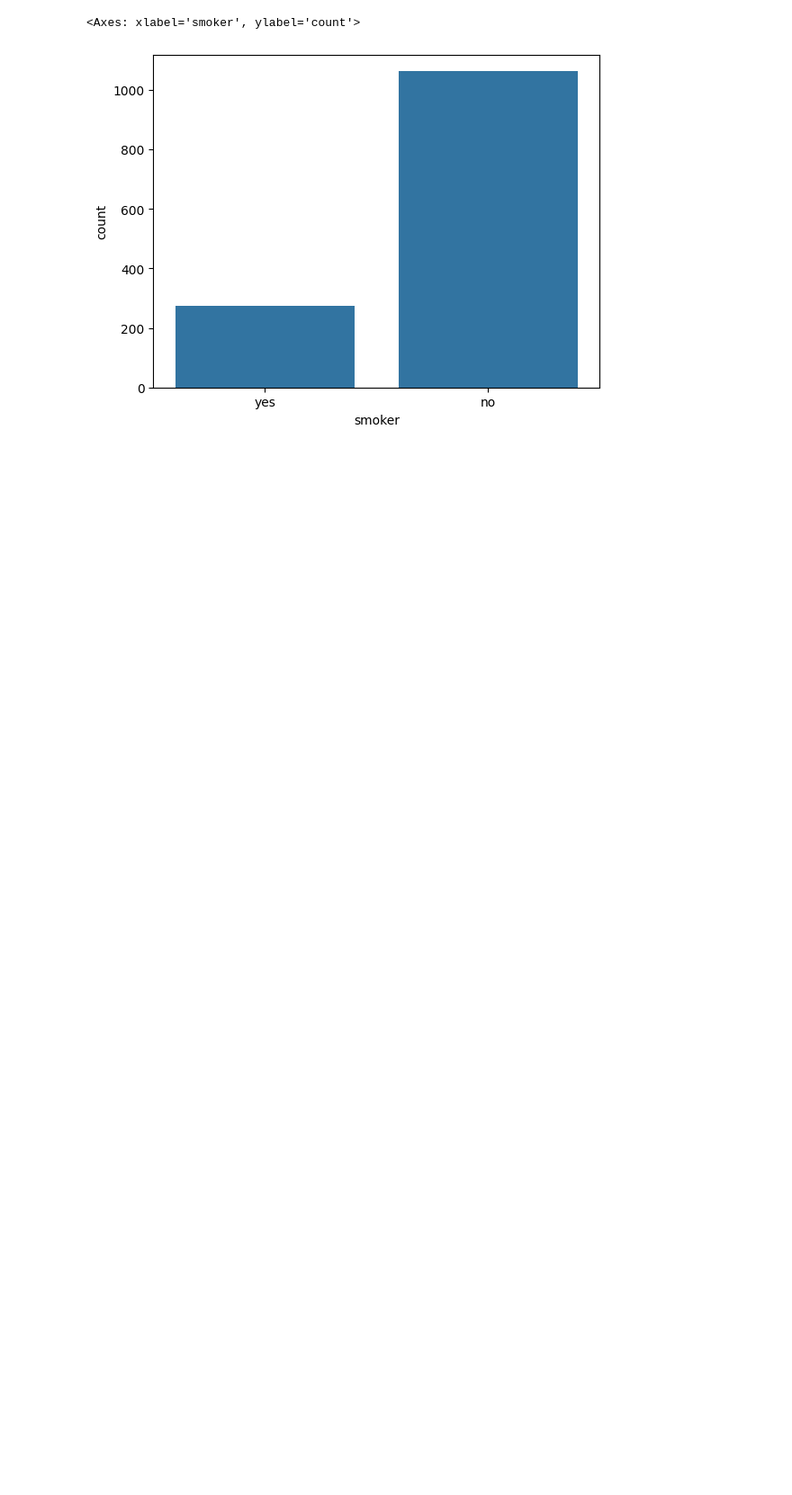
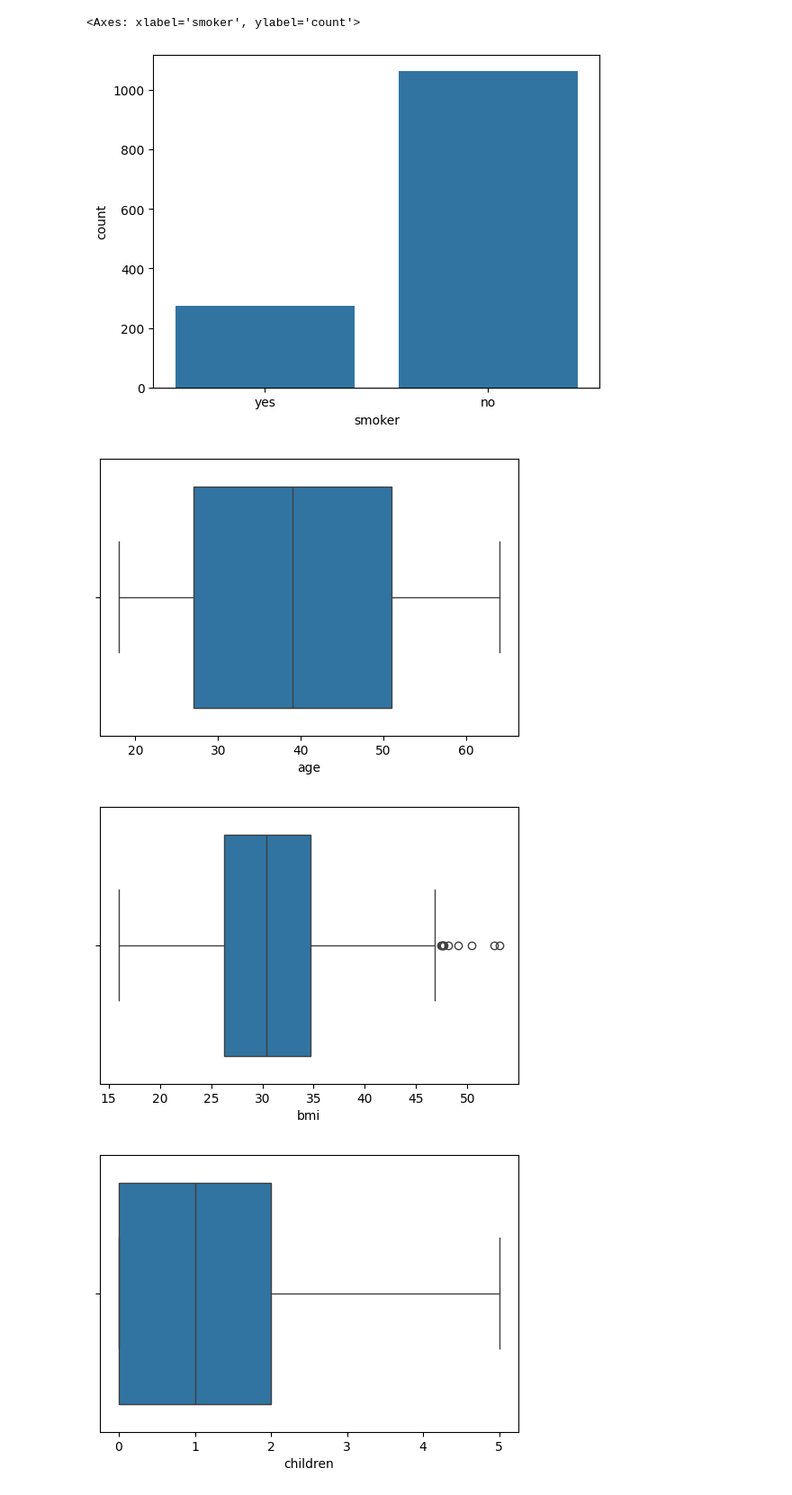
Before and after one commit to Barun-Chhetri/AI_MLprojectbeigneer, a Jupyter notebook: Insurance_Project/model.ipynb, the cells around one changed output. Shown at 90% size. Drawn from its saved outputs; the diff is of its cells as text; code cells hidden in the pictures; blank space fills up the shorter version.

```diff
--- a/Insurance_Project/model.ipynb
+++ b/Insurance_Project/model.ipynb
@@ -75,4 +75,10 @@ sns.countplot(x=df['smoker'])
 <Axes: xlabel='smoker', ylabel='count'>
 [figure]
 # %%
-m
+for col in numeric_val:
+    plt.figure(figsize=(6,4))
+    sns.boxplot(x=df[col])
+# %% [output]
+[figure, added]
+[figure, added]
+[figure, added]
```
Also changed, not shown: parts of 28 cells of this notebook.
